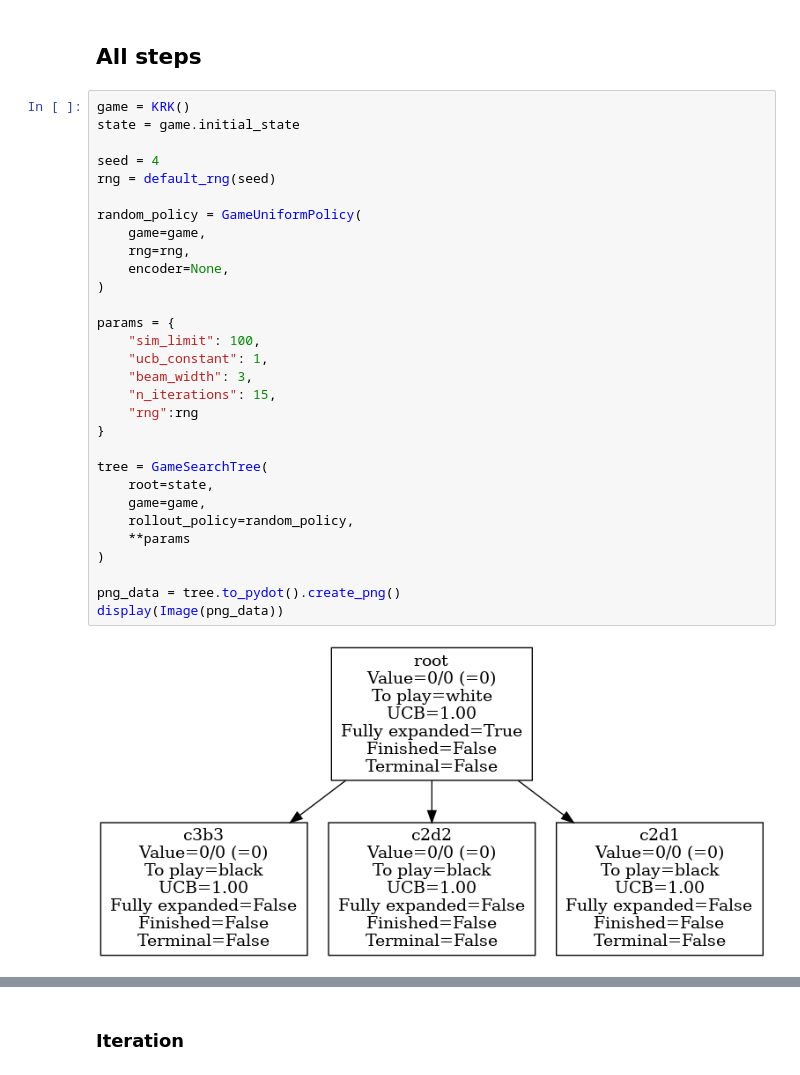
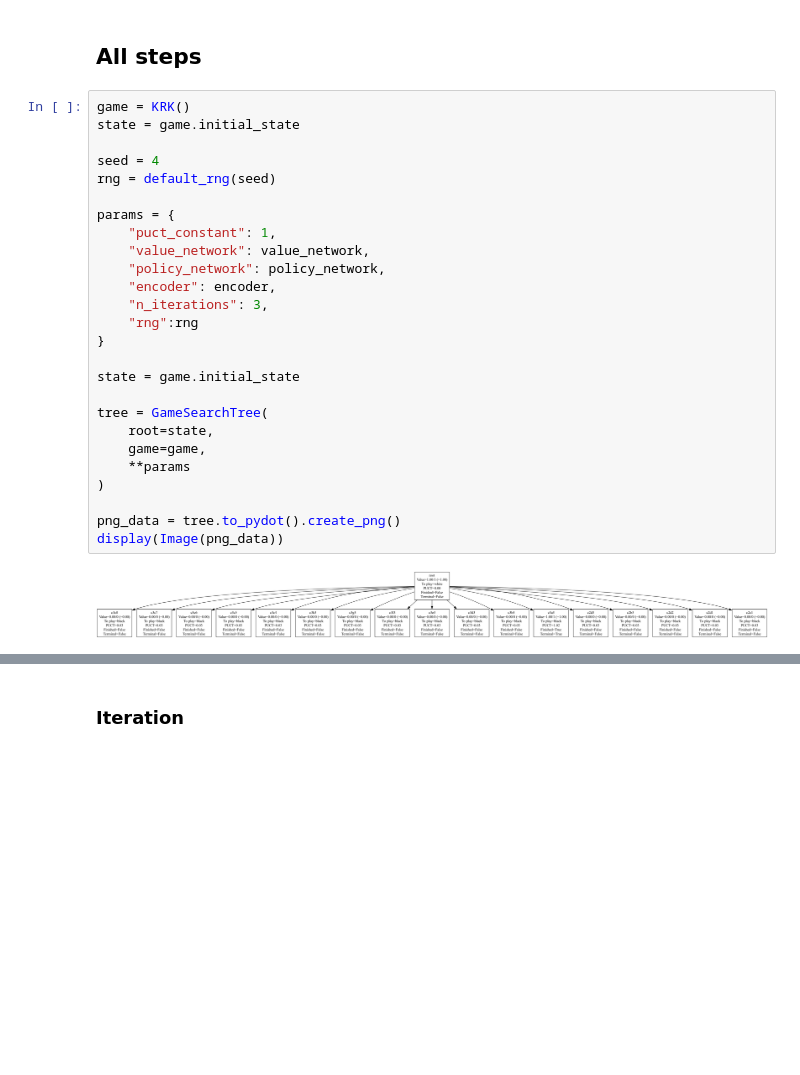
Before and after one commit to EAndrade-Lotero/ChessFinalistMCTS, a Jupyter notebook: notebooks/test_trees_alphazero.ipynb, the cells around one changed output, grey strips where cells are left out. Cells and saved outputs as stored; diff of their text form; blank space fills up the shorter version.

```diff
--- a/notebooks/test_trees_alphazero.ipynb
+++ b/notebooks/test_trees_alphazero.ipynb
@@ -222,33 +213,29 @@ display(Image(png_data))
 # %%
 game = KRK()
 state = game.initial_state
 
 seed = 4
 rng = default_rng(seed)
 
-random_policy = GameUniformPolicy(
-    game=game,
-    rng=rng,
-    encoder=None,
-)
-
 params = {
-    "sim_limit": 100,
-    "ucb_constant": 1,
-    "beam_width": 3,
-    "n_iterations": 15,
+    "puct_constant": 1,
+    "value_network": value_network,
+    "policy_network": policy_network,
+    "encoder": encoder,
+    "n_iterations": 3,
     "rng":rng
 }
+
+state = game.initial_state
 
 tree = GameSearchTree(
     root=state,
     game=game,
-    rollout_policy=random_policy,
     **params
 )
 
 png_data = tree.to_pydot().create_png()
 display(Image(png_data))
 # %% [output]
-[figure, old version]
+[figure, new version]
 # %%
```
Also changed, not shown: parts of 18 cells of this notebook, 4 other files.
